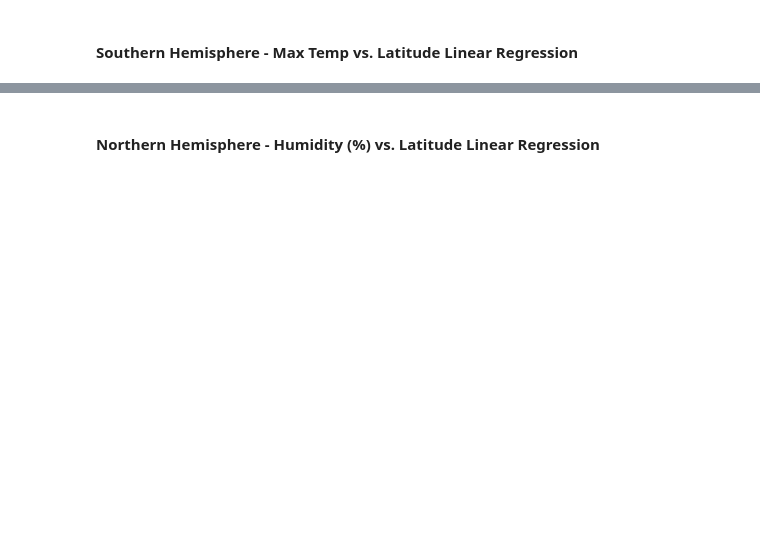
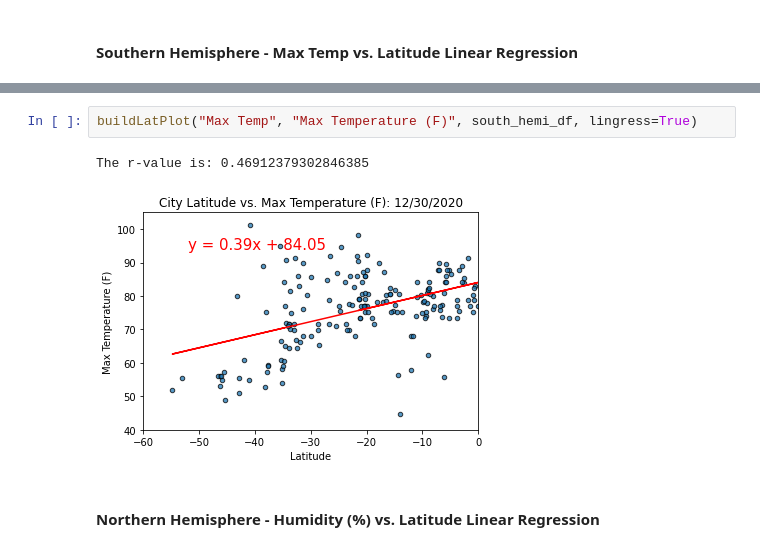
Before and after one commit to abaker178/api-challenge, a Jupyter notebook: WeatherPy/WeatherPy.ipynb, the cells around one changed output, grey strips where cells are left out. Saved outputs shown, nothing was run; the diff lists cells and outputs as text; blank space fills up the shorter version.

Commit message:
adjusted the linear regression function and generated the rest of the hemisphere-specific charts

```diff
--- a/WeatherPy/WeatherPy.ipynb
+++ b/WeatherPy/WeatherPy.ipynb
@@ -296,2 +299,7 @@ The r-value is: 0.6082708688906918
+# %%
+buildLatPlot("Max Temp", "Max Temperature (F)", south_hemi_df, lingress=True)
+# %% [output]
+The r-value is: 0.46912379302846385
+[figure, added]
 # %% [markdown]
 ####  Northern Hemisphere - Humidity (%) vs. Latitude Linear Regression
```
Also changed, not shown: parts of 19 cells of this notebook.
